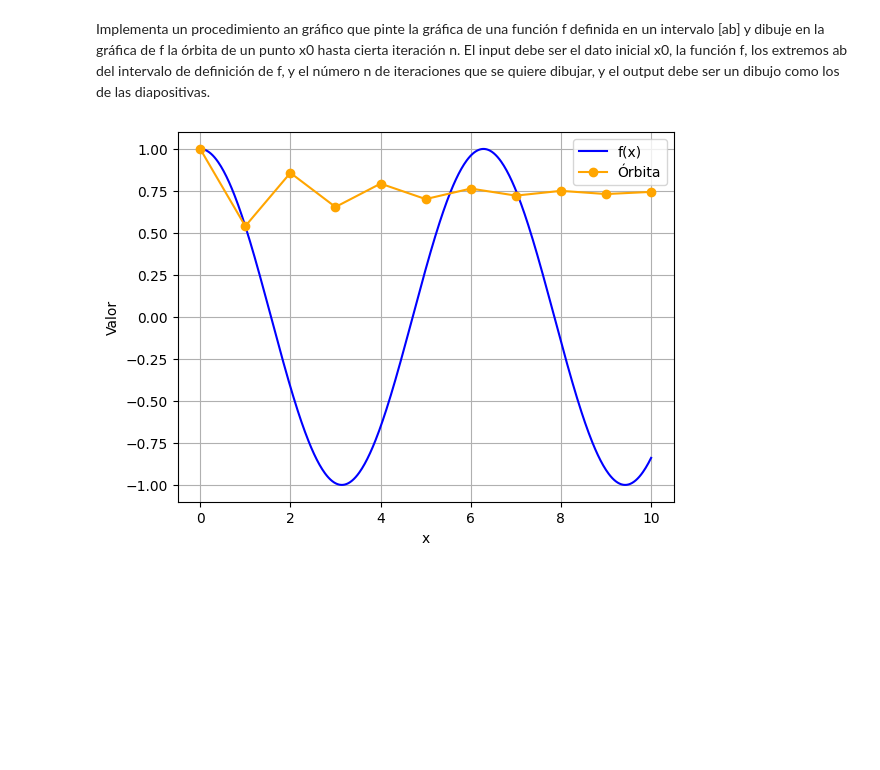
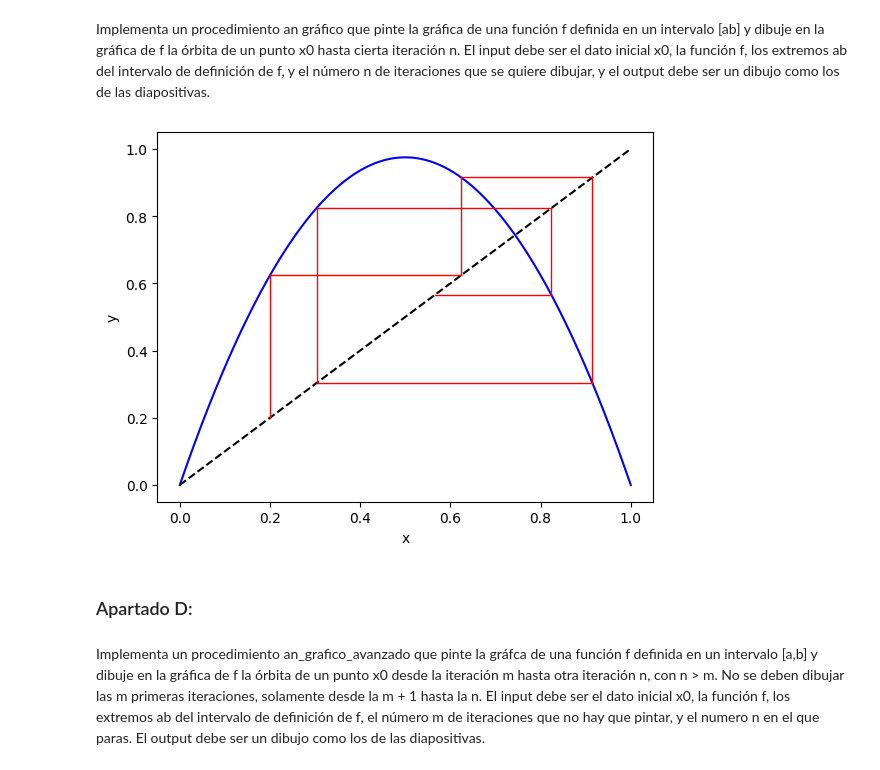
Before and after one commit to MiluEnAlmibar/Fractales, a Jupyter notebook: python/Sistemas dinámicos/practica1.ipynb, the cells around one changed output. Drawn from its saved outputs; the diff is of its cells as text; code cells hidden in the pictures; blank space fills up the shorter version.

```diff
--- a/python/Sistemas dinámicos/practica1.ipynb
+++ b/python/Sistemas dinámicos/practica1.ipynb
@@ -61,26 +34,49 @@ print(orb_num_av(f,x0,n,8))
 ### Apartado C:
 # %% [markdown]
 Implementa un procedimiento an gráfico que pinte la gráfica de una función f definida en un intervalo [ab] y dibuje en la gráfica de f la órbita de un punto x0 hasta cierta iteración n. El input debe ser el dato inicial x0, la función f, los extremos ab del intervalo de definición de f, y el número n de iteraciones que se quiere dibujar, y el output debe ser un dibujo como los de las diapositivas.
-# %%
-import numpy as np
-
-def an_grafico(x0,f,a,b,n):
-    orbita = orb_num(f, x0, n)
-    iteraciones = list(range(n + 1))
-
-    f_vectorizada = np.vectorize(f)
-    vals = np.linspace(a, b, num=500)
-    f_vals = f_vectorizada(vals)
-
-    plt.plot(vals, f_vals, label='f(x)', color='blue')
-    plt.plot(iteraciones, orbita, 'o-', label='Órbita', color='orange')
-    plt.xlabel('x')
-    plt.ylabel('Valor')
-    plt.grid(True)
-    plt.legend()
-    plt.show()
-
-
-an_grafico(x0,f,0,10,10)
-# %% [output]
-[figure, removed]
+# %%
+import numpy as np
+
+def an_grafico(x0, f, a, b, n):
+    # Calcular la órbita usando orb_num
+    orbit = orb_num(f, x0, n)
+
+    # Creamos el linspace para poder mostrar mejor la gráfica
+    x_vals = np.linspace(a, b, 500)
+    y_vals = f(x_vals)
+
+    # Pintamos la f(x) en azul y ponemos la recta x=y con línea discontinua
+    plt.plot(x_vals, y_vals, 'blue')
+    plt.plot(x_vals, x_vals, 'k--')
+
+    x_current = x0
+    for y_current in orbit[1:]:
+        # Pintamos la línea vertical desde el punto inicio hasta la gráfica f(x)
+        plt.plot([x_current, x_current], [x_current, y_current], 'r', lw=1)
+        # Pintamos la línea horizontal desde f(x) hasta la recta x=y
+        plt.plot([x_current, y_current], [y_current, y_current], 'r', lw=1)
+        # Definimos el nuevo punto de partida con x=y (está contenido en la recta)
+        x_current = y_current
+
+    plt.xlabel('x')
+    plt.ylabel('y')
+    plt.show()
+
+# Ejemplo: mapa logístico
+def f(x):
+    return 3.9 * x * (1 - x)
+
+# Parámetros
+x0 = 0.2     # Valor inicial
+a, b = 0, 1  # Intervalo de graficación
+n = 5    # Número de iteraciones
+
+# Generar el diagrama cobweb
+an_grafico(x0, f, a, b, n)
+# %% [output]
+[figure, added]
+# %% [markdown]
+### Apartado D:
+# %% [markdown]
+ Implementa un procedimiento an_grafico_avanzado que pinte la gráfca de una función f definida en un intervalo [a,b] y dibuje en la gráfica de f la órbita de un punto x0 desde la iteración m hasta otra iteración n, con n > m. No se deben dibujar las m primeras iteraciones, solamente desde la m + 1 hasta la n. El input debe ser el dato
+ inicial x0, la función f, los extremos ab del intervalo de definición de f, el número m de iteraciones que no hay que pintar, y el numero n en el que paras. El output debe ser un dibujo como los de las diapositivas.
```
Also changed, not shown: parts of 13 cells of this notebook, 1 other file.
